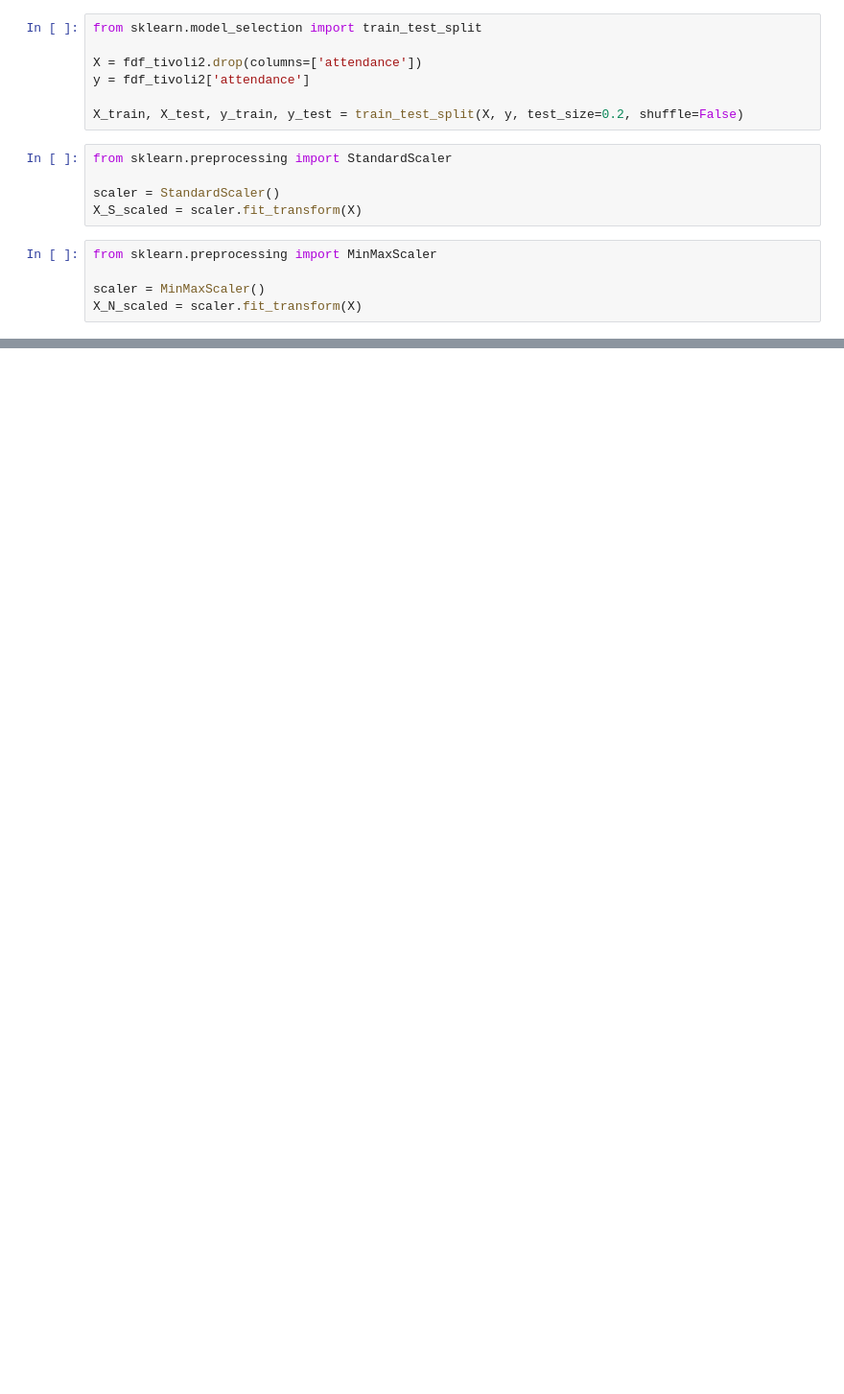
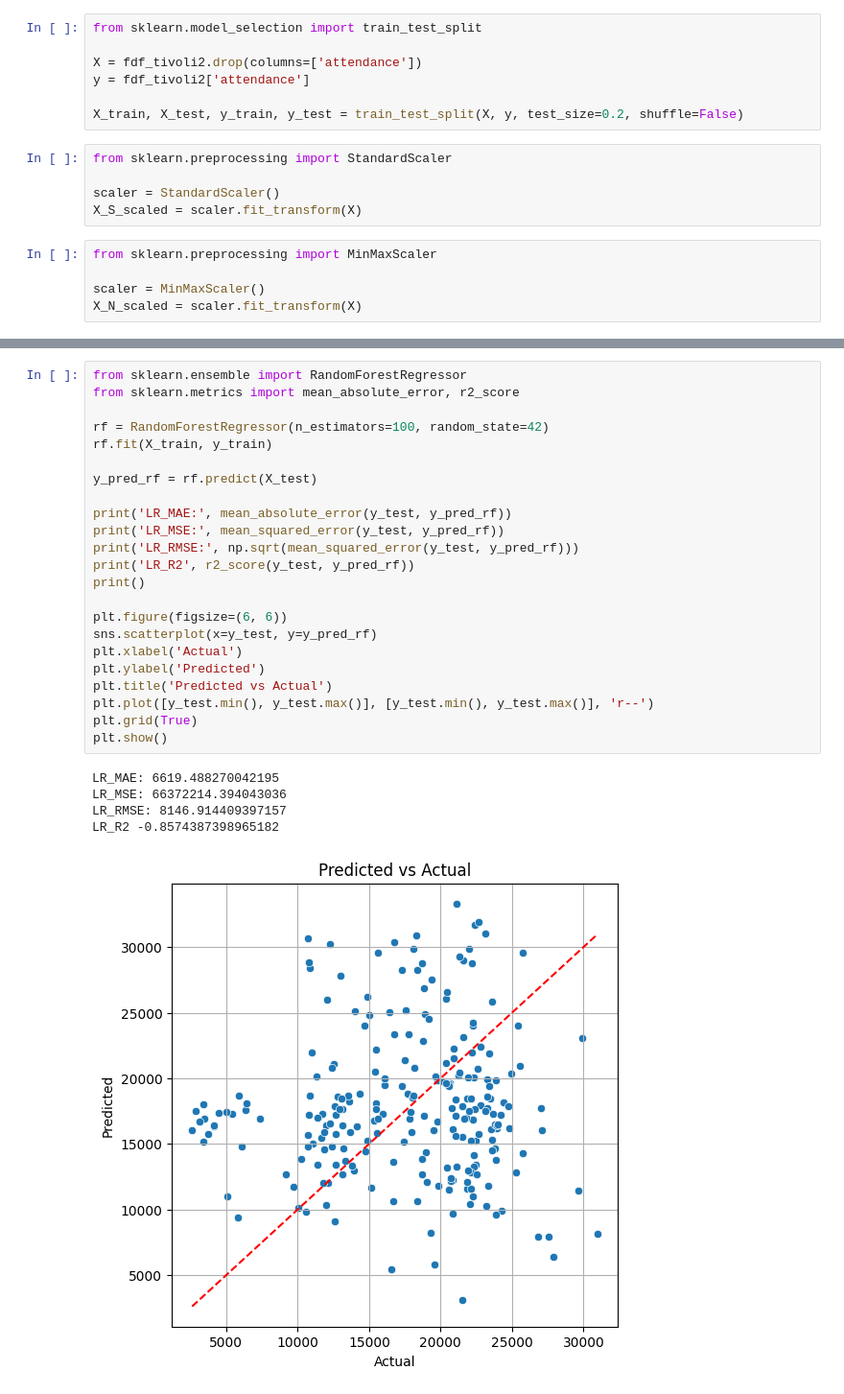
Before and after one commit to UGama/Park-Practice-, a Jupyter notebook: data_process.ipynb, the cells around one changed output, grey strips where cells are left out. Shown at 96% size. Saved outputs shown, nothing was run; the diff lists cells and outputs as text; blank space fills up the shorter version.

```diff
--- a/data_process.ipynb
+++ b/data_process.ipynb
@@ -831,0 +974,29 @@ X_N_scaled = scaler.fit_transform(X)
+# %%
+from sklearn.ensemble import RandomForestRegressor
+from sklearn.metrics import mean_absolute_error, r2_score
+
+rf = RandomForestRegressor(n_estimators=100, random_state=42)
+rf.fit(X_train, y_train)
+
+y_pred_rf = rf.predict(X_test)
+
+print('LR_MAE:', mean_absolute_error(y_test, y_pred_rf))
+print('LR_MSE:', mean_squared_error(y_test, y_pred_rf))
+print('LR_RMSE:', np.sqrt(mean_squared_error(y_test, y_pred_rf)))
+print('LR_R2', r2_score(y_test, y_pred_rf))
+print()
+
+plt.figure(figsize=(6, 6))
+sns.scatterplot(x=y_test, y=y_pred_rf)
+plt.xlabel('Actual')
+plt.ylabel('Predicted')
+plt.title('Predicted vs Actual')
+plt.plot([y_test.min(), y_test.max()], [y_test.min(), y_test.max()], 'r--')
+plt.grid(True)
+plt.show()
+# %% [output]
+LR_MAE: 6619.488270042195
+LR_MSE: 66372214.394043036
+LR_RMSE: 8146.914409397157
+LR_R2 -0.8574387398965182
+[figure, added]
```
Also changed, not shown: parts of 28 cells of this notebook, 2 other files.
